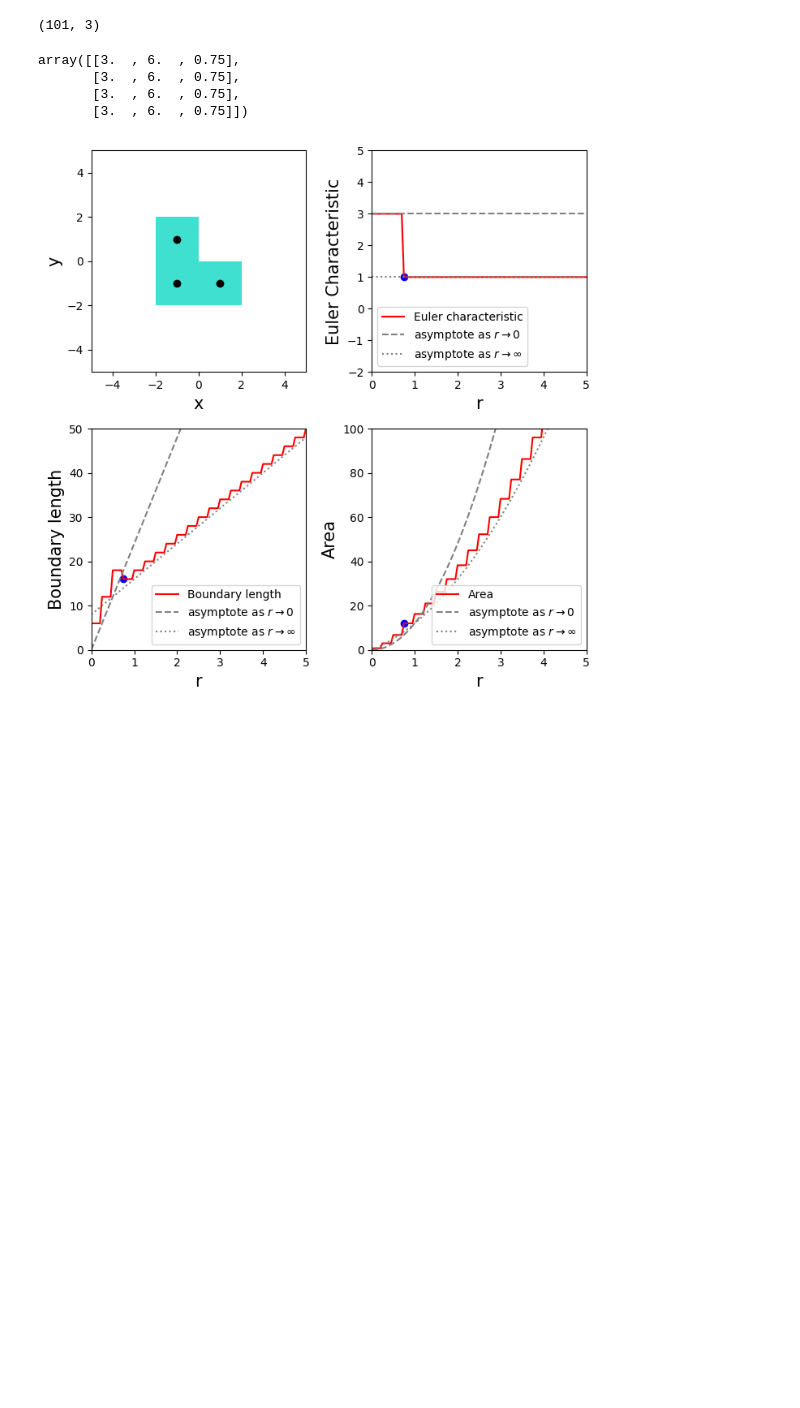
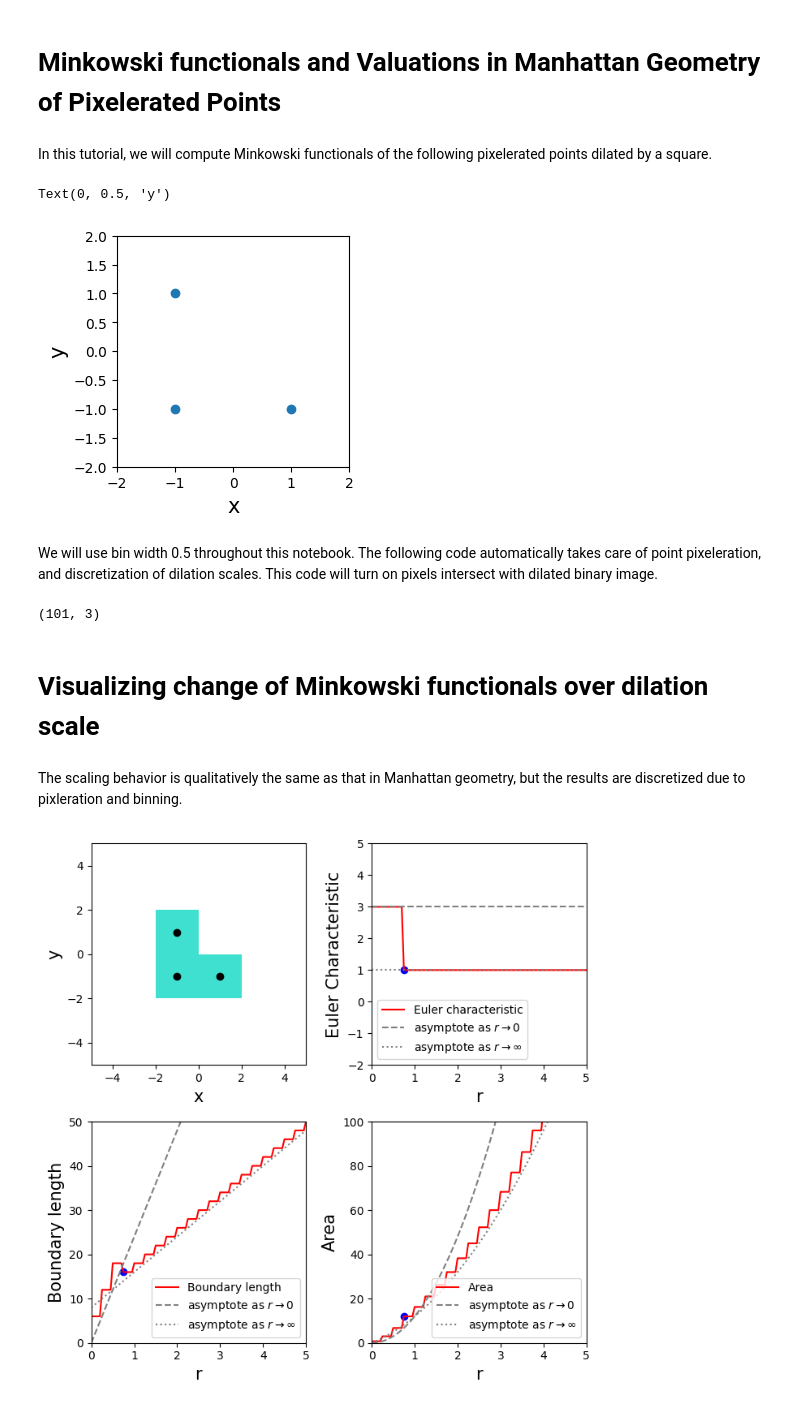
Before and after one commit to sunghak-lim/mfjet, a Jupyter notebook: examples/Tutorial_MF_Pixel.ipynb, the cells around one changed output. Drawn from its saved outputs; the diff is of its cells as text; code cells hidden in the pictures; blank space fills up the shorter version.

```diff
--- a/examples/Tutorial_MF_Pixel.ipynb
+++ b/examples/Tutorial_MF_Pixel.ipynb
@@ -30,12 +18,4 @@ print(arr_r[:10])
-# %%
-arr_mfs = calculator.calc_mfs(coords, arr_r)
-print(arr_mfs.shape)
-# %% [output]
-(101, 3)
-# %%
-arr_mfs[:4]
-# %% [output]
-array([[3.  , 6.  , 0.75],
-       [3.  , 6.  , 0.75],
-       [3.  , 6.  , 0.75],
-       [3.  , 6.  , 0.75]])
+# %% [markdown]
+# Minkowski functionals and Valuations in Manhattan Geometry of Pixelerated Points
+# %% [markdown]
+In this tutorial, we will compute Minkowski functionals of the following pixelerated points dilated by a square.
@@ -42,3 +31,32 @@ array([[3.  , 6.  , 0.75],
+# %%
+# visualizing points
+fig = plt.figure(figsize=[3,3])
+plt.plot(
+    *(coords.T),
+    "o"
+)
+plt.gca().set_xlim([-2,2])
+plt.gca().set_ylim([-2,2])
+plt.gca().set_xlabel("x", fontsize=15)
+plt.gca().set_ylabel("y", fontsize=15)
+# %% [output]
+Text(0, 0.5, 'y')
+[figure, added]
+# %% [markdown]
+We will use bin width 0.5 throughout this notebook. The following code automatically takes care of point pixeleration, and discretization of dilation scales. This code will turn on pixels intersect with dilated binary image.
+# %%
+# initialize calculator
+calculator = mfjet.MFPixelCalculator(bin_width=0.5)
+
+# evaluate minkowski functionals given points and dilation scales.
+arr_mfs = calculator.calc_mfs(coords, arr_r)
+print(arr_mfs.shape)  # [:,0]: Euler char., [:,1]: boundary length, [:,2]: area
+# %% [output]
+(101, 3)
+# %% [markdown]
+# Visualizing change of Minkowski functionals over dilation scale
+# %% [markdown]
+The scaling behavior is qualitatively the same as that in Manhattan geometry, but the results are discretized due to pixleration and binning.
 # %%
 fig = plt.figure(figsize=[7,7]);
 
```
Also changed, not shown: parts of 3 cells of this notebook, 2 other files.
